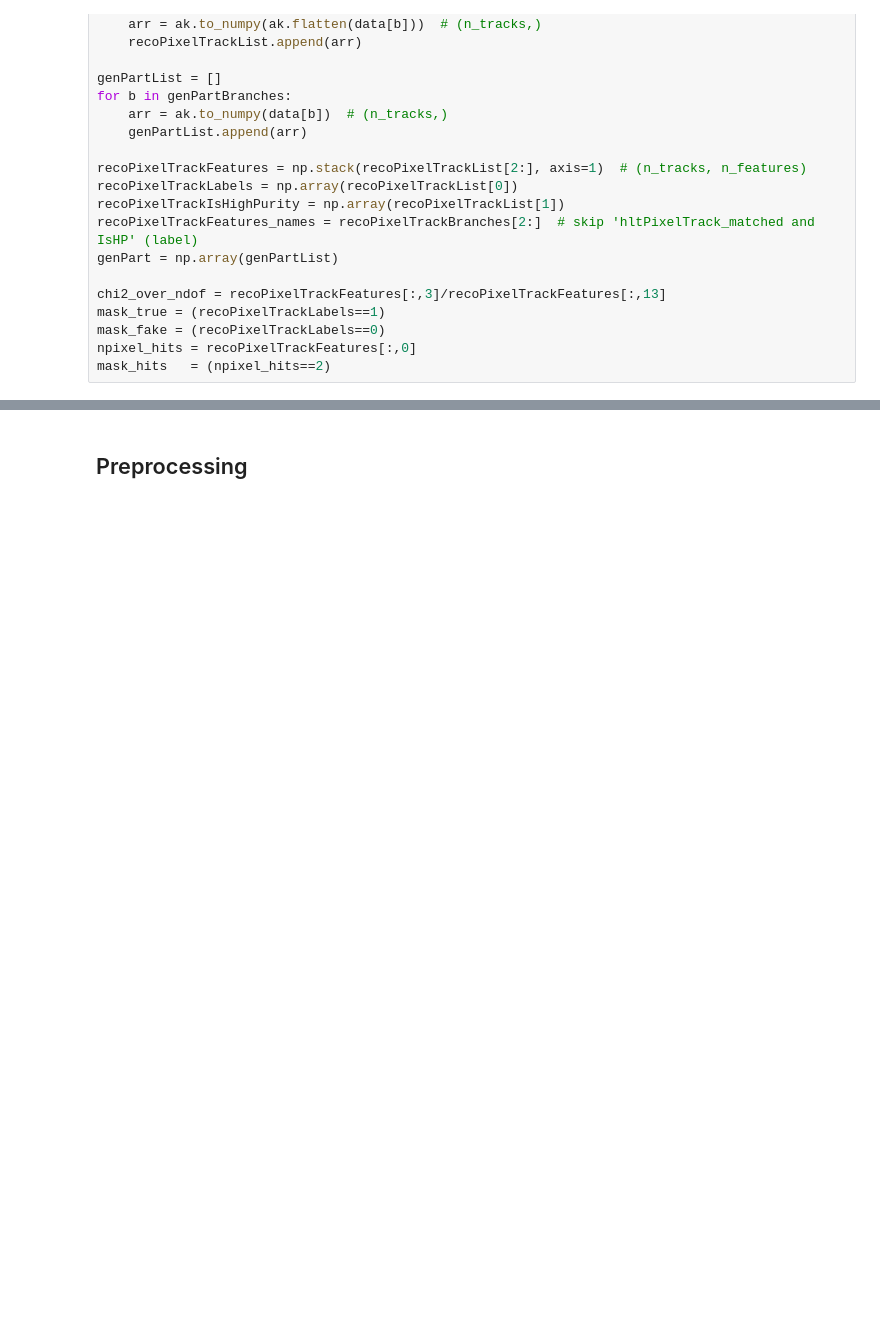
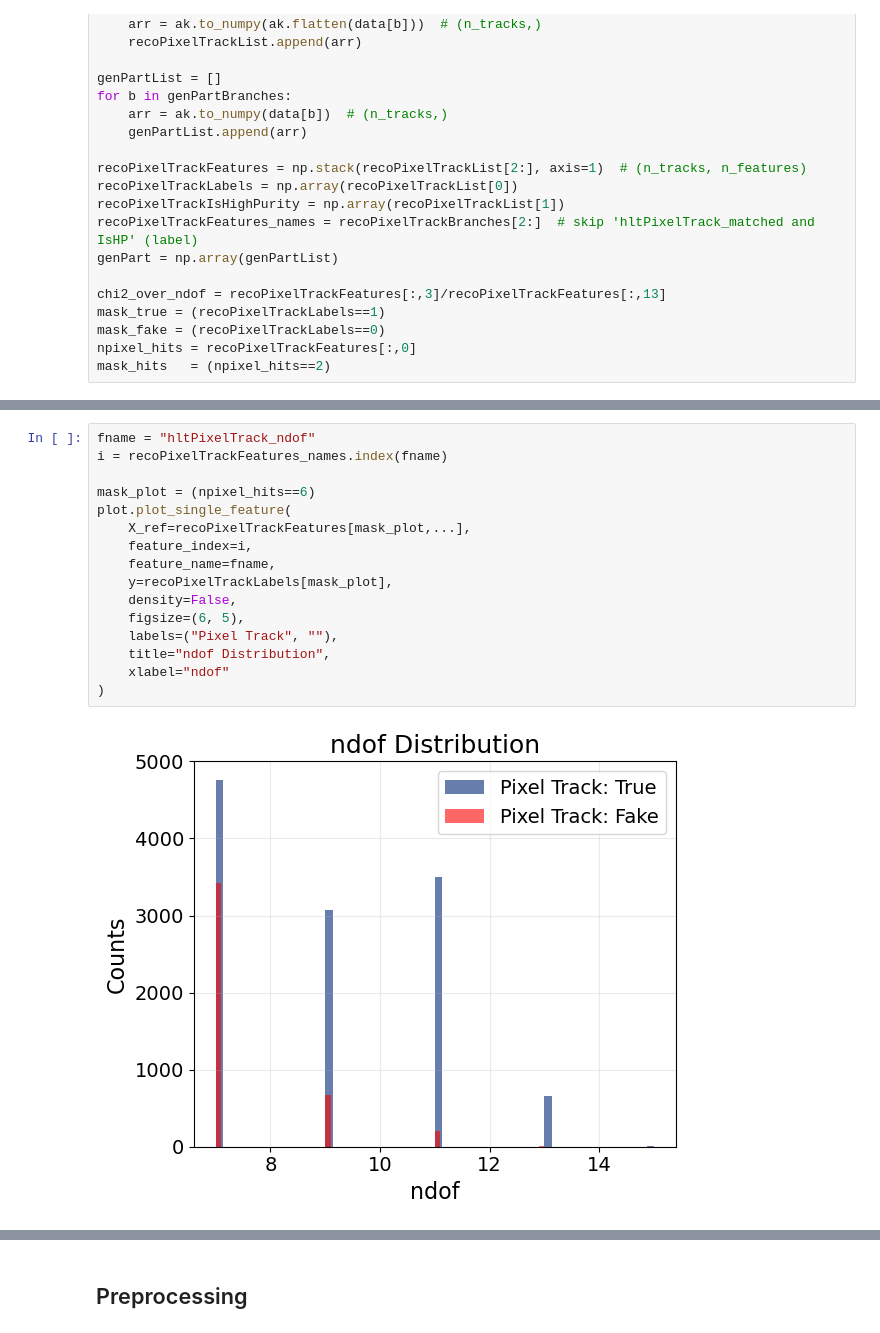
Before and after one commit to EmanueleCoradin/TrackSelectorDNN, a Jupyter notebook: ReadRootData.ipynb, the cells around one changed output, grey strips where cells are left out. Drawn from its saved outputs; the diff is of its cells as text; blank space fills up the shorter version.

```diff
--- a/ReadRootData.ipynb
+++ b/ReadRootData.ipynb
@@ -377,3 +173,21 @@ plot_single_feature(
+# %%
+fname = "hltPixelTrack_ndof"
+i = recoPixelTrackFeatures_names.index(fname)
+
+mask_plot = (npixel_hits==6)
+plot.plot_single_feature(
+    X_ref=recoPixelTrackFeatures[mask_plot,...],
+    feature_index=i,
+    feature_name=fname,
+    y=recoPixelTrackLabels[mask_plot],
+    density=False,
+    figsize=(6, 5),
+    labels=("Pixel Track", ""),
+    title="ndof Distribution",
+    xlabel="ndof"
+)
+# %% [output]
+[figure, added]
 # %%
 mask_chi2_5 = (chi2_over_ndof > 5)
 mask_chi2_7 = (chi2_over_ndof > 7)
```
Also changed, not shown: parts of 34 cells of this notebook, 16 other files.
